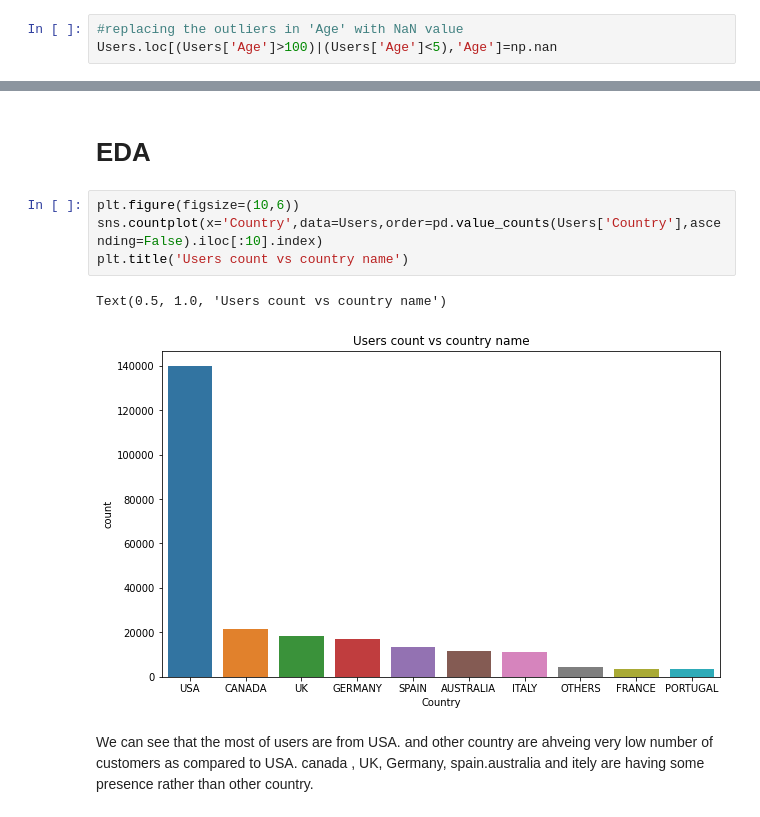
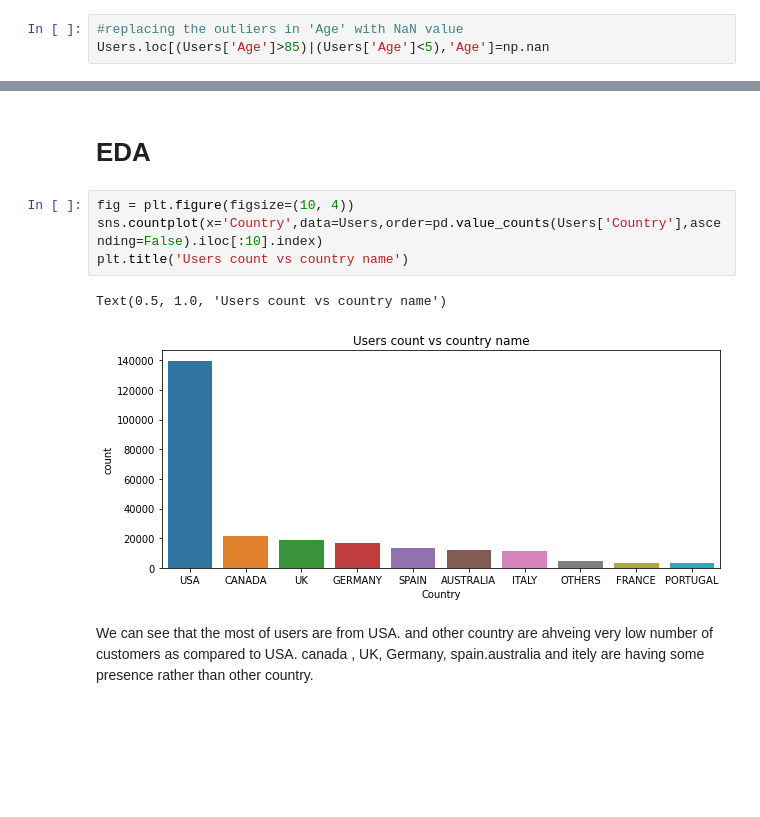
Before and after one commit to SujitbMusale/Book-Recommendation-System, a Jupyter notebook: Book_Recommendation_System.ipynb, the cells around one changed output, grey strips where cells are left out. Saved outputs shown, nothing was run; the diff lists cells and outputs as text; blank space fills up the shorter version.

```diff
--- a/Book_Recommendation_System.ipynb
+++ b/Book_Recommendation_System.ipynb
@@ -139,7 +139,7 @@ The data is showing some points are above the 100 so either we can remove data b
 and also upto 5 year people will not read a book.
 # %%
 #replacing the outliers in 'Age' with NaN value
-Users.loc[(Users['Age']>100)|(Users['Age']<5),'Age']=np.nan
+Users.loc[(Users['Age']>85)|(Users['Age']<5),'Age']=np.nan
 # %%
 #Displaying the current number of missing values in  'Age' column
 print('The number of missing values is ',Users['Age'].isnull().sum())
@@ -479,12 +488,12 @@ No change in Books_Rating so, we can say that no new user in rating dataset
 # %% [markdown]
 # EDA
 # %%
-plt.figure(figsize=(10,6))
+fig = plt.figure(figsize=(10, 4))
 sns.countplot(x='Country',data=Users,order=pd.value_counts(Users['Country'],ascending=False).iloc[:10].index)
 plt.title('Users count vs country name')
 # %% [output]
 Text(0.5, 1.0, 'Users count vs country name')
-[figure, old version]
+[figure, new version]
 # %% [markdown]
 We can see that the most of users are from USA.
 and other country are ahveing very low number of customers as compared to USA.
```
Also changed, not shown: parts of 30 cells of this notebook.
